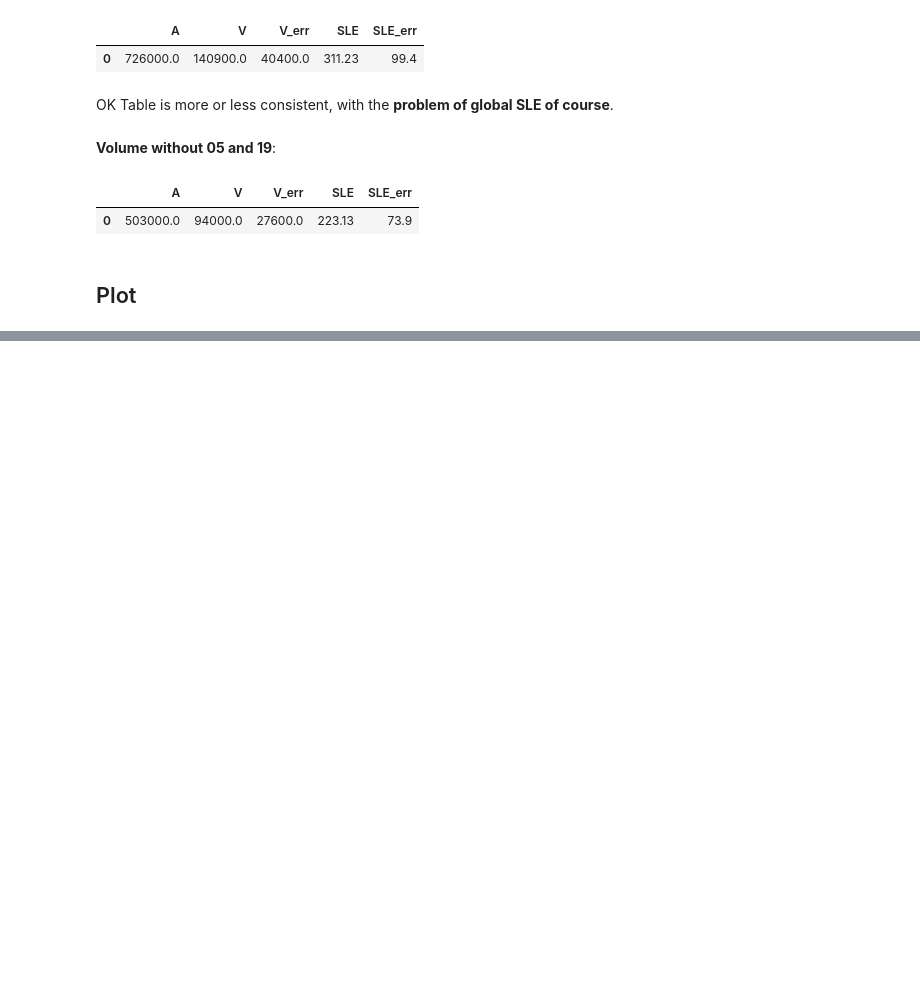
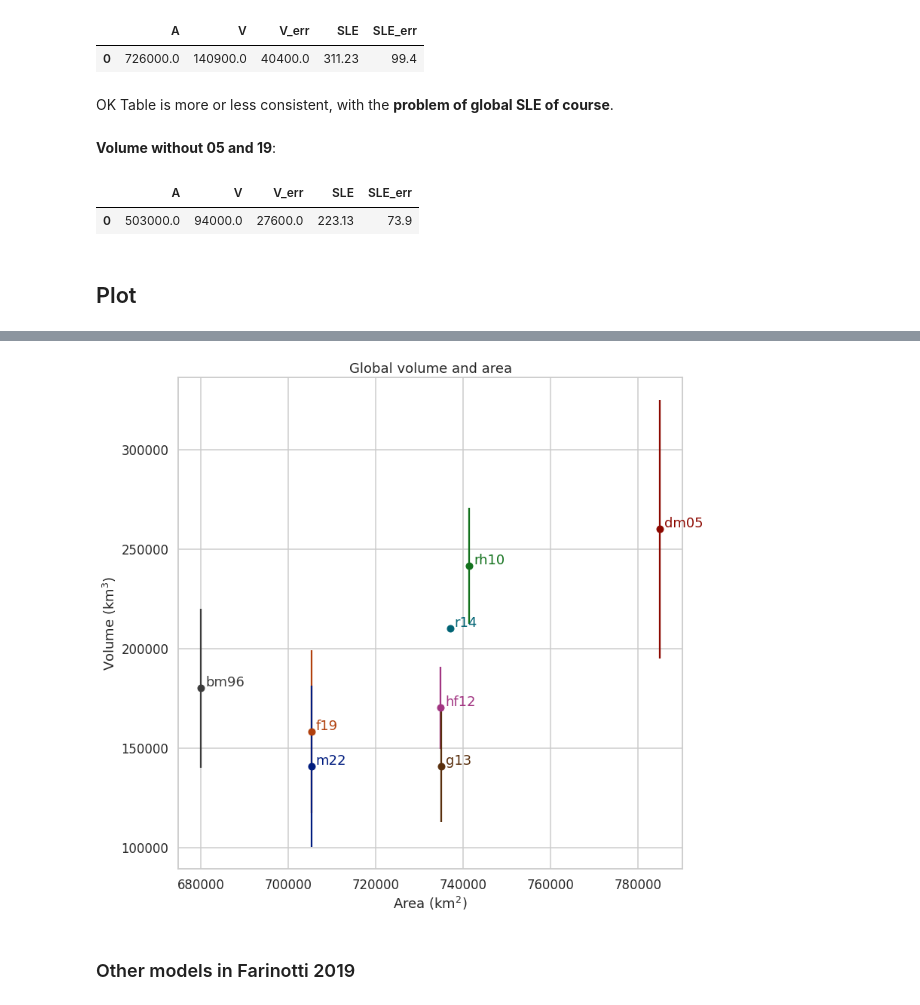
Before and after one commit to fmaussion/global_glacier_volume_paper, a Jupyter notebook: analysis.ipynb, the cells around one changed output, grey strips where cells are left out. Drawn from its saved outputs; the diff is of its cells as text; code cells hidden in the pictures; blank space fills up the shorter version.

Commit message:
Plot and cleaner notebook

```diff
--- a/analysis.ipynb
+++ b/analysis.ipynb
@@ -551,3 +475,0 @@ dfm_reg.columns = ['A_m22', 'V_m22', 'V_err_m22', 'SLE_m22', 'SLE_err_m22']
-# %%
-df = pd.concat([dff_reg, dfm_reg], axis=1)
-df
@@ -564,3 +475,0 @@ plt.title('Area difference Millan / RGI');
-# %%
-df['A_diff'] = (1 - (df['A_m22'] / df['A_f19'])) * 100
-df['V_diff'] = (1 - (df['V_m22'] / df['V_f19'])) * 100
@@ -585,2 +475,0 @@ import seaborn as sns
-# %%
-sns.set_context('talk')
@@ -641,0 +632,18 @@ dfa
+# %%
+# We copy the values from the table to have the authors values
+d = {
+    'bm96': [180000, 40000, 680000, 0.5],
+    # 'o04': [, ,],
+    'dm05': [260000, 65000, 785000, 0.65],
+    # 'rb05': [, ,],
+    'rh10': [241430, 29229, 741448, 0.6],
+    # 'm12': [, ,],
+    'hf12': [170241, 20688, 734856, 0.43],
+    'g13': [140778, 28155, 734933, 0.35],
+    'r14': [209973, 0, 736989, 0.522],
+    'f19': [158170, 41030, 705253, 0.324],
+    'm22': [140800, 40400, 705253, 0.311],
+    # 'm22*': [np.NaN, np.NaN, 705253, 0.257],
+}
+df = pd.DataFrame(d, index=['V', 'V_err', 'A', 'SLE']).T
+df
@@ -642 +660,15 @@ dfa
+# %%
+f, ax = plt.subplots(figsize=(12, 12))
+for estimate in df.index:
+    c = p[estimates.index(estimate)]
+
+    toplot = df.loc[[estimate]]
+    plt.errorbar(toplot.A, toplot.V, yerr=toplot.V_err, fmt="o", color=c)
+    ax.text(toplot.A+1000, toplot.V+1000, estimate, color=c);
+ax.set_title('Global volume and area')
+ax.set_xlabel('Area (km$^2$)'); ax.set_ylabel('Volume (km$^3$)');
+# %% [output]
+[figure, added]
+# %% [markdown]
+### Other models in Farinotti 2019
 # %%
```
Also changed, not shown: parts of 67 cells of this notebook, 2 other files.
